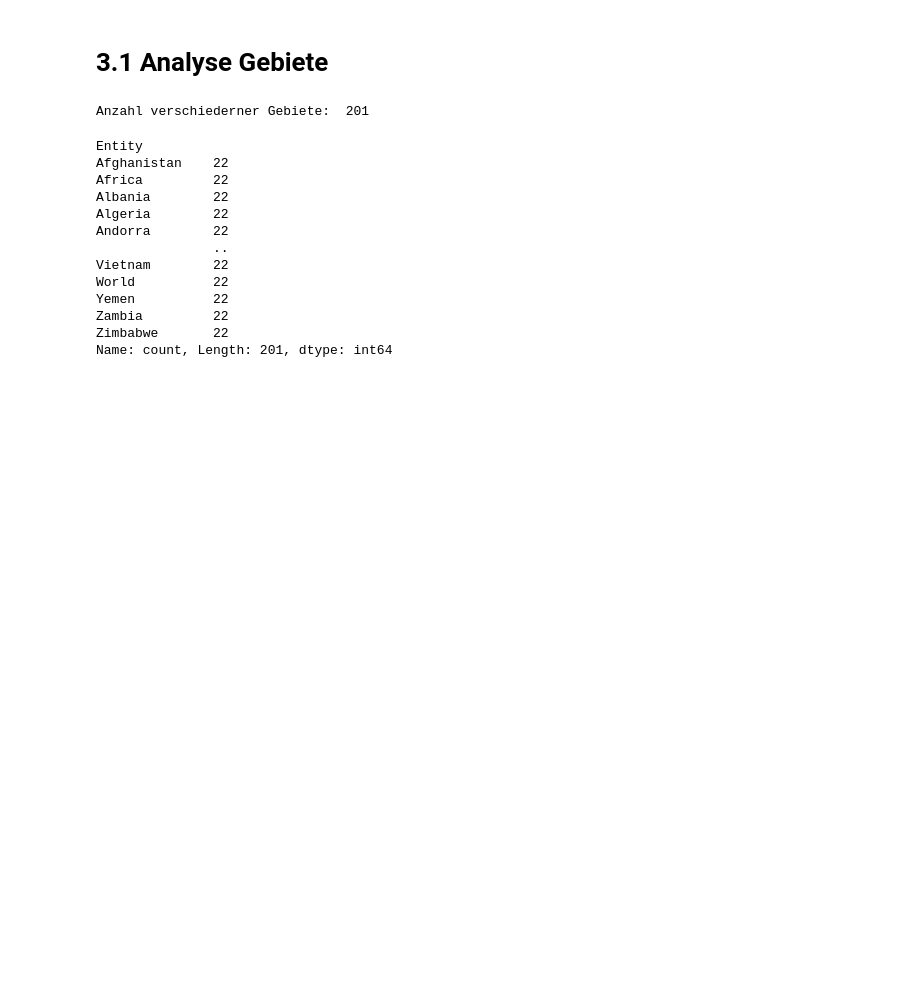
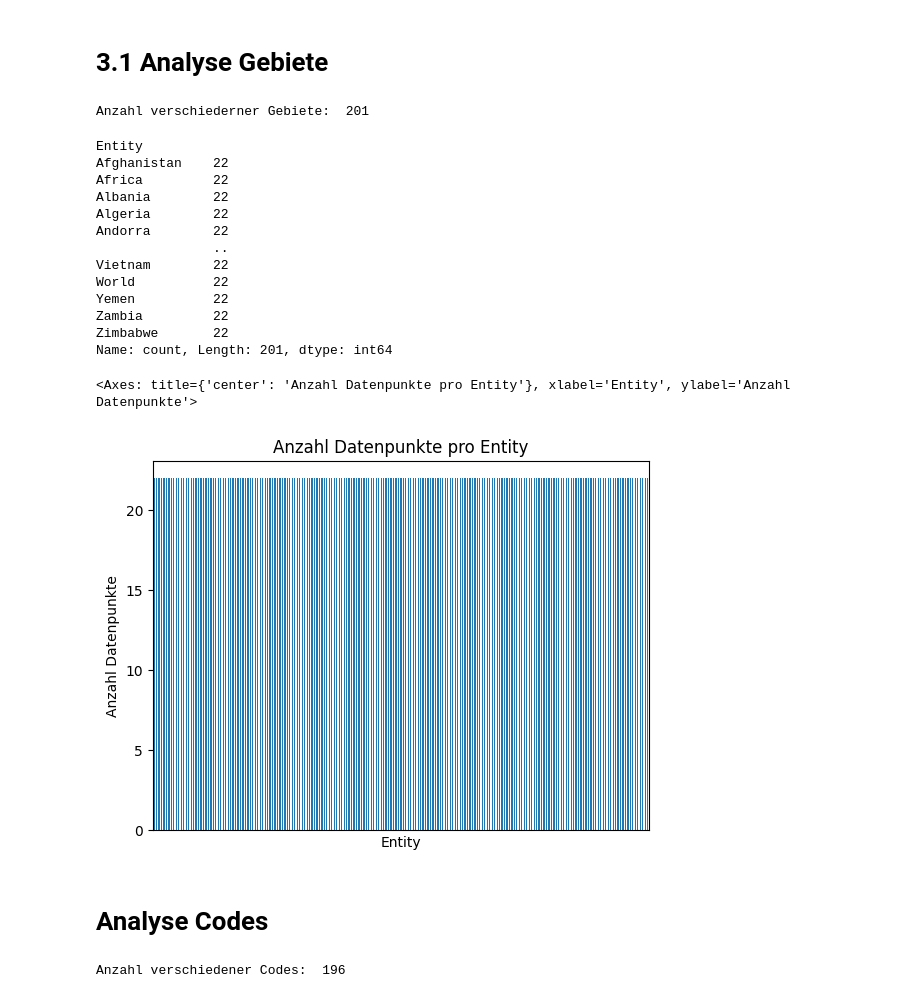
Before and after one commit to Segerlen/Python-LN2, a Jupyter notebook: Leistungnachweis_Suizidrate.ipynb, the cells around one changed output. Drawn from its saved outputs; the diff is of its cells as text; code cells hidden in the pictures; blank space fills up the shorter version.

```diff
--- a/Leistungnachweis_Suizidrate.ipynb
+++ b/Leistungnachweis_Suizidrate.ipynb
@@ -83,3 +84,16 @@ Yemen          22
 Zambia         22
 Zimbabwe       22
 Name: count, Length: 201, dtype: int64
+# %%
+df['Entity'].value_counts().plot(kind='bar',
+                                 xticks=[],
+                                 ylabel='Anzahl Datenpunkte', title='Anzahl Datenpunkte pro Entity')
+# %% [output]
+<Axes: title={'center': 'Anzahl Datenpunkte pro Entity'}, xlabel='Entity', ylabel='Anzahl Datenpunkte'>
+[figure, added]
+# %% [markdown]
+# Analyse Codes
+# %%
+print('Anzahl verschiedener Codes: ', len(df['Code'].unique()))
+# %% [output]
+Anzahl verschiedener Codes:  196
```
Also changed, not shown: parts of 3 cells of this notebook.
